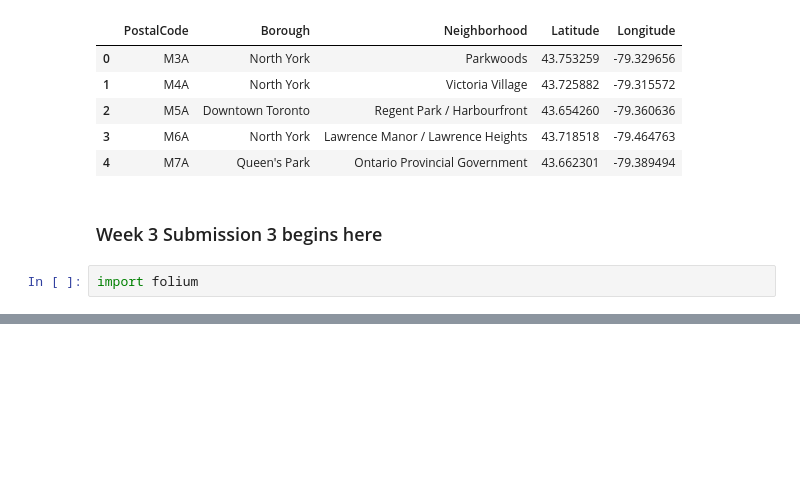
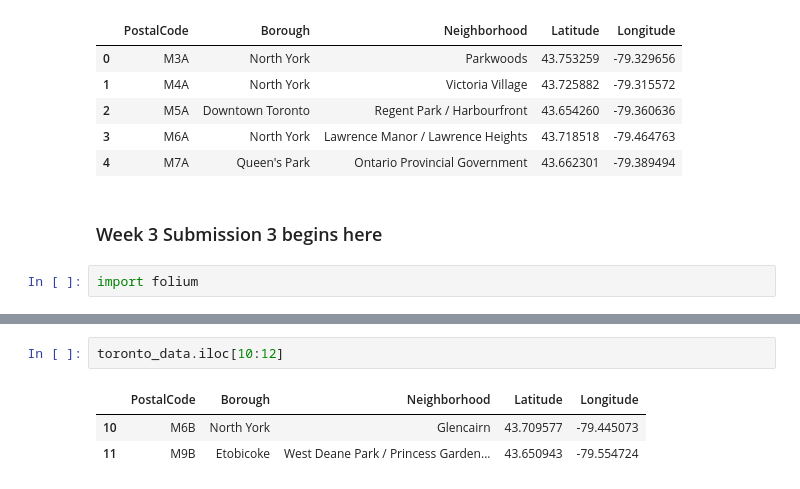
Before and after one commit to askarnik/Coursera_Capstone, a Jupyter notebook: Coursera_Capstone.ipynb, the cells around one changed output, grey strips where cells are left out. Cells and saved outputs as stored; diff of their text form; blank space fills up the shorter version.

```diff
--- a/Coursera_Capstone.ipynb
+++ b/Coursera_Capstone.ipynb
@@ -164,0 +315,6 @@ map_toronto
+# %%
+toronto_data.iloc[10:12]
+# %% [output]
+|  | PostalCode | Borough | Neighborhood | Latitude | Longitude |
+| 10 | M6B | North York | Glencairn | 43.709577 | -79.445073 |
+| 11 | M9B | Etobicoke | West Deane Park / Princess Garden... | 43.650943 | -79.554724 |
```
Also changed, not shown: parts of 11 cells of this notebook.
